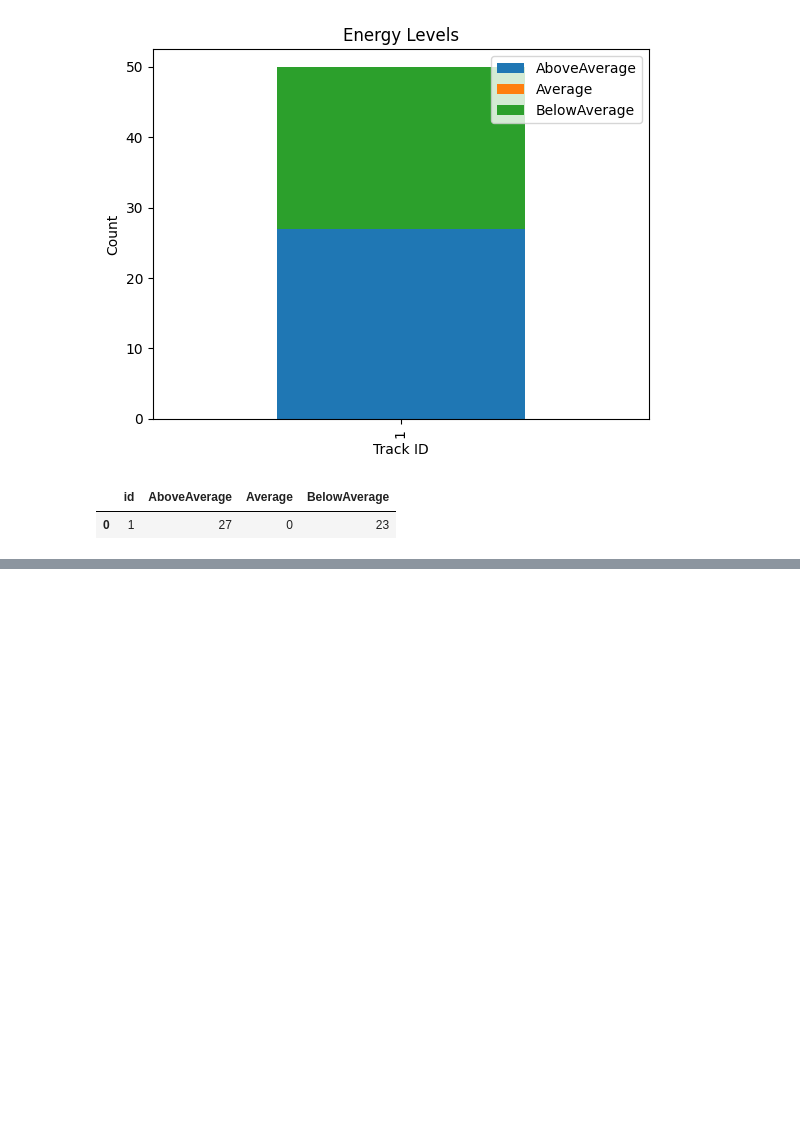
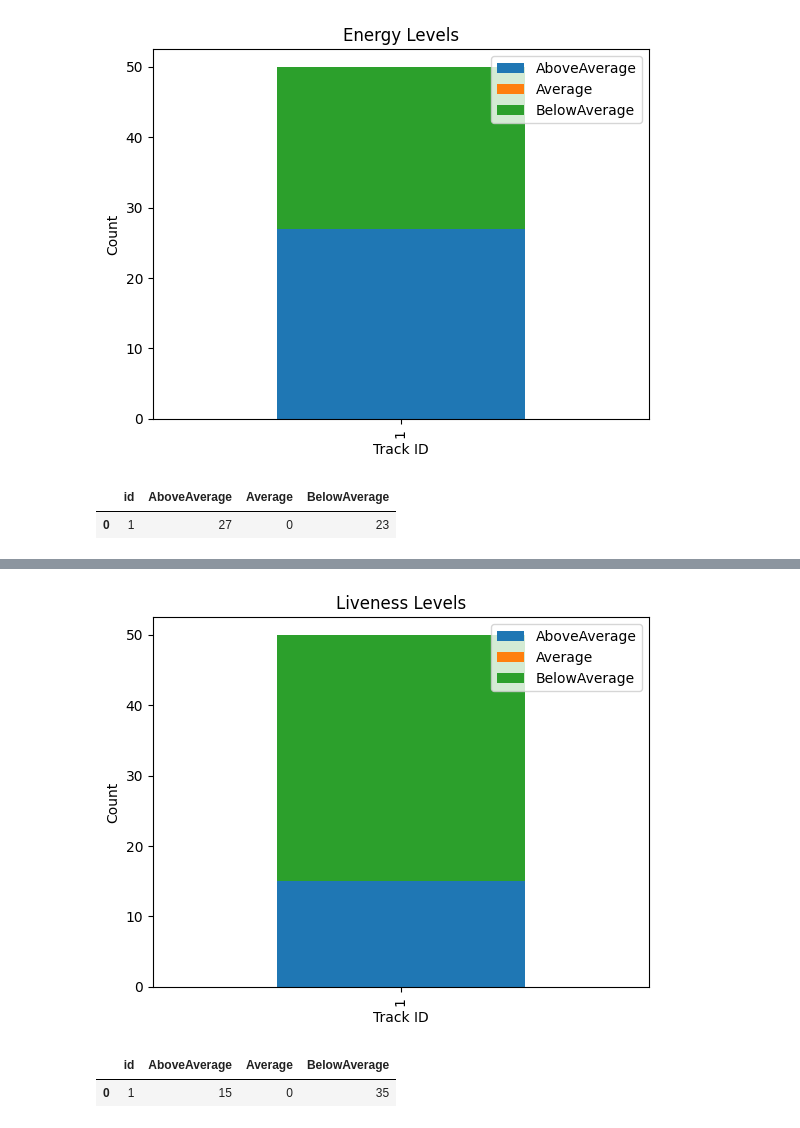
Before and after one commit to AYUSH-002/SPOTIFY-TOP50-ANALYSIS, a Jupyter notebook: spotify.ipynb, the cells around one changed output, grey strips where cells are left out. Saved outputs shown, nothing was run; the diff lists cells and outputs as text; code cells hidden in the pictures; blank space fills up the shorter version.

```diff
--- a/spotify.ipynb
+++ b/spotify.ipynb
@@ -231,0 +372,28 @@ data
+# %%
+con.execute('''select id,
+sum(case
+when liveness > 0.182292 then 1
+else 0
+end) as AboveAverage,
+sum(case
+when liveness = 0.182292 then 1
+else 0
+end) as Average,
+sum(case
+when liveness < 0.182292 then 1
+else 0
+end)
+as BelowAverage
+from TopTrackss ;''')
+data=pd.DataFrame(con.fetchall())#Fetching all rows of SQL table
+data.columns=[x[0] for x in con.description]
+data.plot(x="id", kind="bar", stacked=True)
+plt.title("Liveness Levels")
+plt.xlabel("Track ID")
+plt.ylabel("Count")
+plt.show()
+data
+# %% [output]
+[figure, added]
+|  | id | AboveAverage | Average | BelowAverage |
+| 0 | 1 | 15 | 0 | 35 |
```
Also changed, not shown: parts of 10 cells of this notebook.
